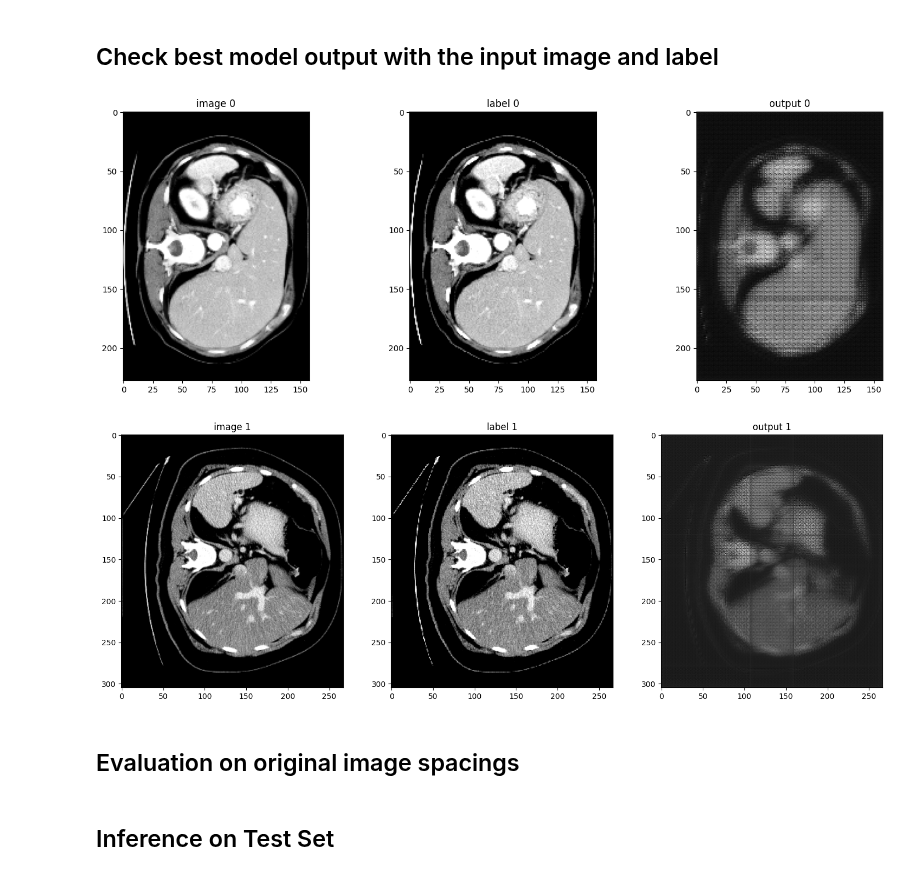
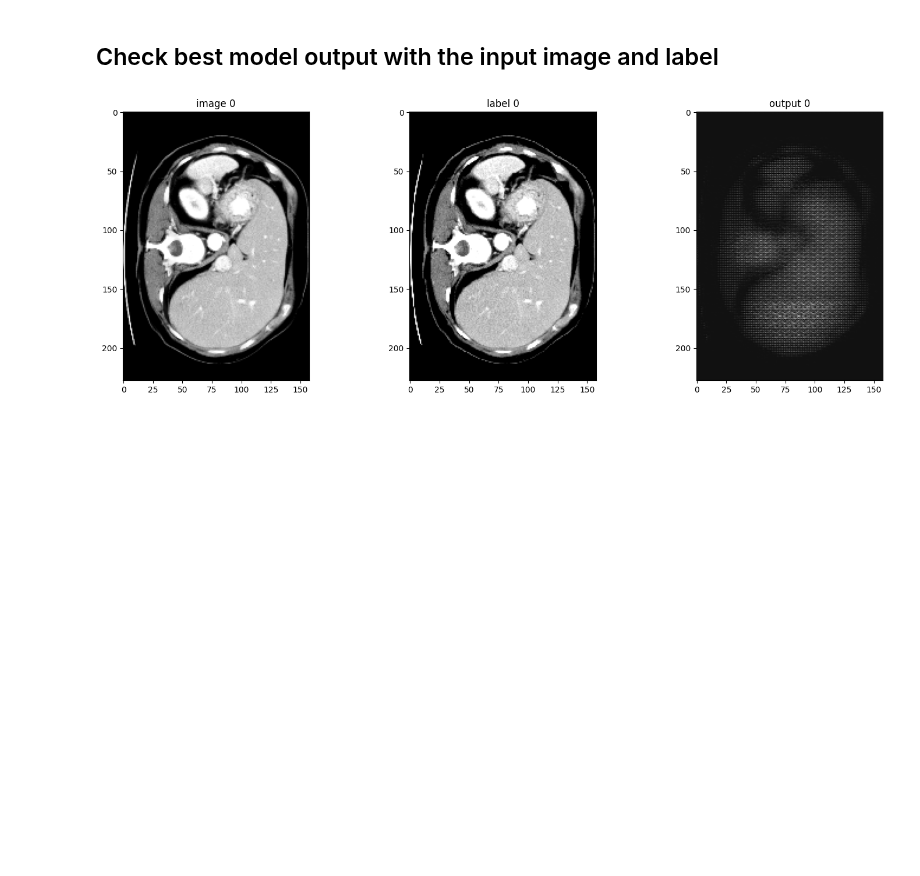
Before and after one commit to s-shahpouri/DL_PET, a Jupyter notebook: CT_Regression.ipynb, the cells around one changed output. Saved outputs shown, nothing was run; the diff lists cells and outputs as text; code cells hidden in the pictures; blank space fills up the shorter version.

Commit message:
Trying to solve grindy output problem, it is still remained.

```diff
--- a/CT_Regression.ipynb
+++ b/CT_Regression.ipynb
@@ -63,9 +72,11 @@ if not os.path.exists(data_dir):
 ## Set MSD Spleen dataset path
 # %%
 train_images = sorted(glob.glob(os.path.join(data_dir, "imagesTr", "*.nii.gz")))
-train_labels = train_images
-data_dicts = [{"image": image_name, "label": label_name} for image_name, label_name in zip(train_images, train_labels)]
-train_files, val_files = data_dicts[:-9], data_dicts[-9:]
+# Create data dictionaries
+data_dicts = [{"image": img, "label": img} for img in train_images]
+# make input smaller to save time for practing stage:
+train_files, val_files = data_dicts[:9], data_dicts[-9:]
+
 set_determinism(seed=0)
 # %%
 train_transforms = Compose(
@@ -167,7 +203,8 @@ optimizer = torch.optim.Adam(model.parameters(), 1e-4)
 # %% [markdown]
 ## Execute a typical PyTorch training process
 # %%
-max_epochs = 5
+
+max_epochs = 10
 val_interval = 2
 best_metric = float('inf')  # Initialize with infinity, since lower MSE is better
 best_metric_epoch = -1
@@ -268,61 +305,31 @@ plt.show()
 # %% [markdown]
 ## Check best model output with the input image and label
 # %%
-# model.load_state_dict(torch.load(os.path.join(root_dir, "best_metric_model.pth")))
-# model.eval()
-# with torch.no_grad():
-#     for i, val_data in enumerate(val_loader):
-#         roi_size = (160, 160, 160)
-#         sw_batch_size = 4
-#         val_outputs = sliding_window_inference(val_data["image"].to(device), roi_size, sw_batch_size, model)
-
-#         # plot the slice [:, :, 80]
-#         plt.figure("check", (18, 6))
-#         plt.subplot(1, 3, 1)
-#         plt.title(f"image {i}")
-#         plt.imshow(val_data["image"][0, 0, :, :, 80], cmap="gray")
-
-
-#         plt.subplot(1, 3, 2)
-#         plt.title(f"label {i}")
-#         plt.imshow(val_data["label"][0, 0, :, :, 80])
-
-
-#         plt.subplot(1, 3, 3)
-#         plt.title(f"output {i}")
-#         plt.imshow(torch.argmax(val_outputs, dim=1).detach().cpu()[0, :, :, 80])
-#         plt.show()
-#         if i == 1:
-#             break
-
 model.load_state_dict(torch.load(os.path.join(root_dir, "best_metric_model.pth")))
 model.eval()
 with torch.no_grad():
     for i, val_data in enumerate(val_loader):
         roi_size = (160, 160, 160)
         sw_batch_size = 4
         val_outputs = sliding_window_inference(val_data["image"].to(device), roi_size, sw_batch_size, model)
 
         # plot the slice [:, :, 80]
         plt.figure("check", (18, 6))
         plt.subplot(1, 3, 1)
         plt.title(f"image {i}")
         plt.imshow(val_data["image"][0, 0, :, :, 80], cmap="gray")
 
         plt.subplot(1, 3, 2)
         plt.title(f"label {i}")
         plt.imshow(val_data["label"][0, 0, :, :, 80], cmap="gray")
 
         plt.subplot(1, 3, 3)
         plt.title(f"output {i}")
         output_slice = val_outputs.detach().cpu()[0, 0, :, :, 80]
         # Assuming the output values are normalized, adjust if not
         plt.imshow(output_slice, cmap="gray")
         plt.show()
-        if i == 1:
+        if i == 0:
             break
 # %% [output]
-[figure, old version]
+[figure, new version]
-[figure, removed]
-# %% [markdown]
-## Evaluation on original image spacings
@@ -389,2 +335,0 @@ with torch.no_grad():
-# %% [markdown]
-## Inference on Test Set
```
Also changed, not shown: parts of 20 cells of this notebook.
